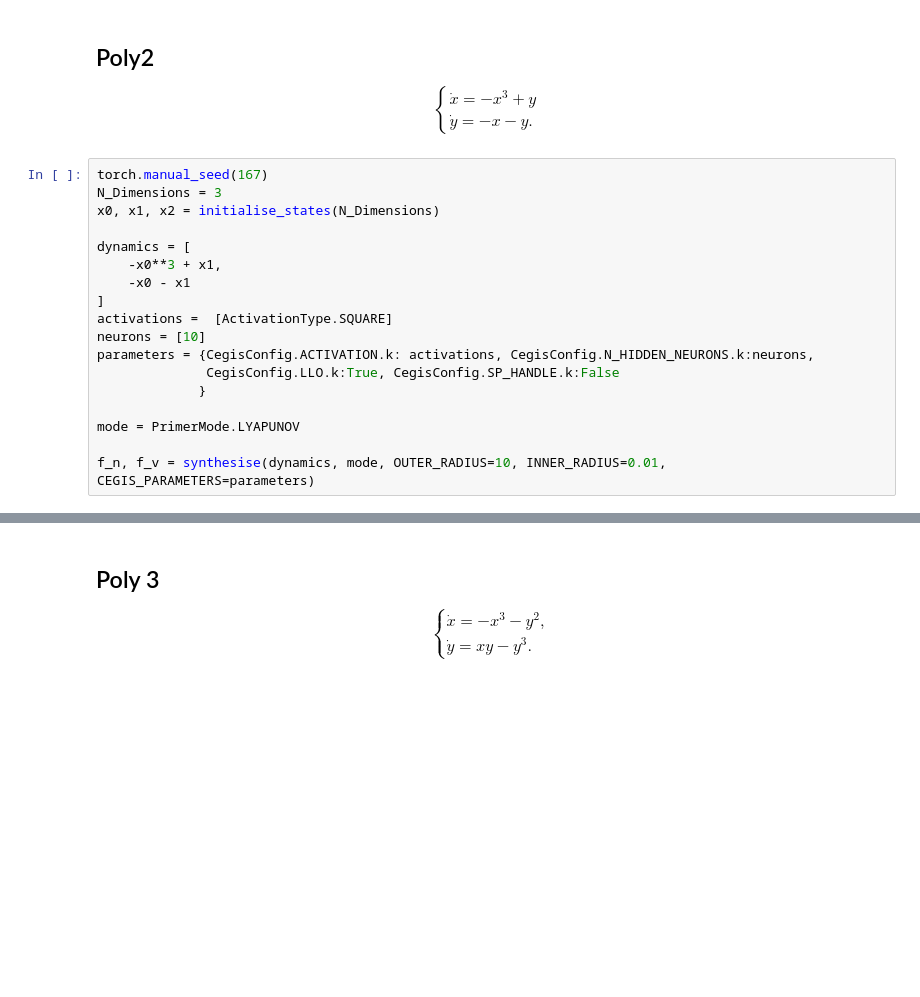
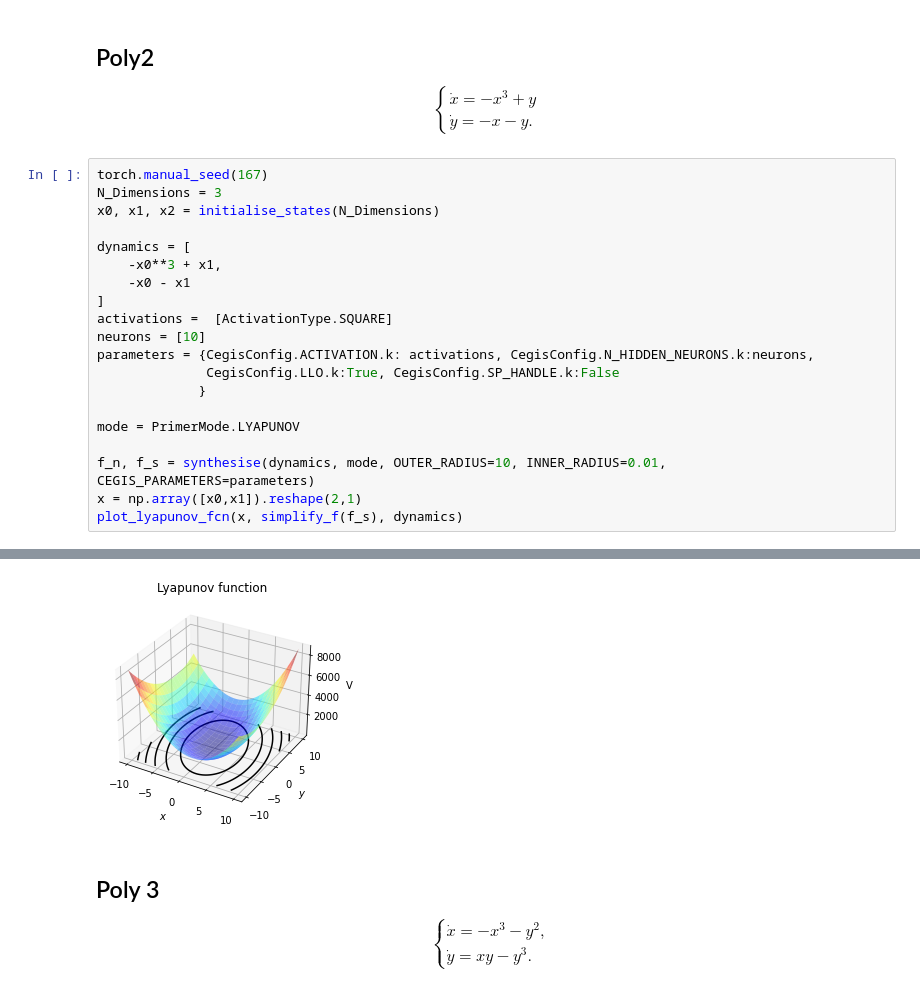
Before and after one commit to oxford-oxcav/fossil, a Jupyter notebook: experiments/FOSSIL-benchmarks.ipynb, the cells around one changed output, grey strips where cells are left out. Saved outputs shown, nothing was run; the diff lists cells and outputs as text; blank space fills up the shorter version.

```diff
--- a/experiments/FOSSIL-benchmarks.ipynb
+++ b/experiments/FOSSIL-benchmarks.ipynb
@@ -281,7 +291,9 @@ parameters = {CegisConfig.ACTIVATION.k: activations, CegisConfig.N_HIDDEN_NEURON
 
 mode = PrimerMode.LYAPUNOV
 
-f_n, f_v = synthesise(dynamics, mode, OUTER_RADIUS=10, INNER_RADIUS=0.01, CEGIS_PARAMETERS=parameters)
+f_n, f_s = synthesise(dynamics, mode, OUTER_RADIUS=10, INNER_RADIUS=0.01, CEGIS_PARAMETERS=parameters)
+x = np.array([x0,x1]).reshape(2,1)
+plot_lyapunov_fcn(x, simplify_f(f_s), dynamics)
 # %% [output]
 Single Equilibrium point found:
  [(0, 0)]
@@ -293,13 +305,14 @@ Single Equilibrium point found:
 ================================================================================
   regulariser   0
 ================================================================================
 Candidate: (... + ... + ... + ... + ... + ... + ... + ... + ... + ...)*
 ...
 ... (49 lines left out)
 No counterexamples found!
 ================================================================================
   trajectoriser   2
 ================================================================================
+[figure, added]
 # %% [markdown]
 <a id='poly3'></a>
 ## Poly 3
```
Also changed, not shown: parts of 18 cells of this notebook, 7 other files.
